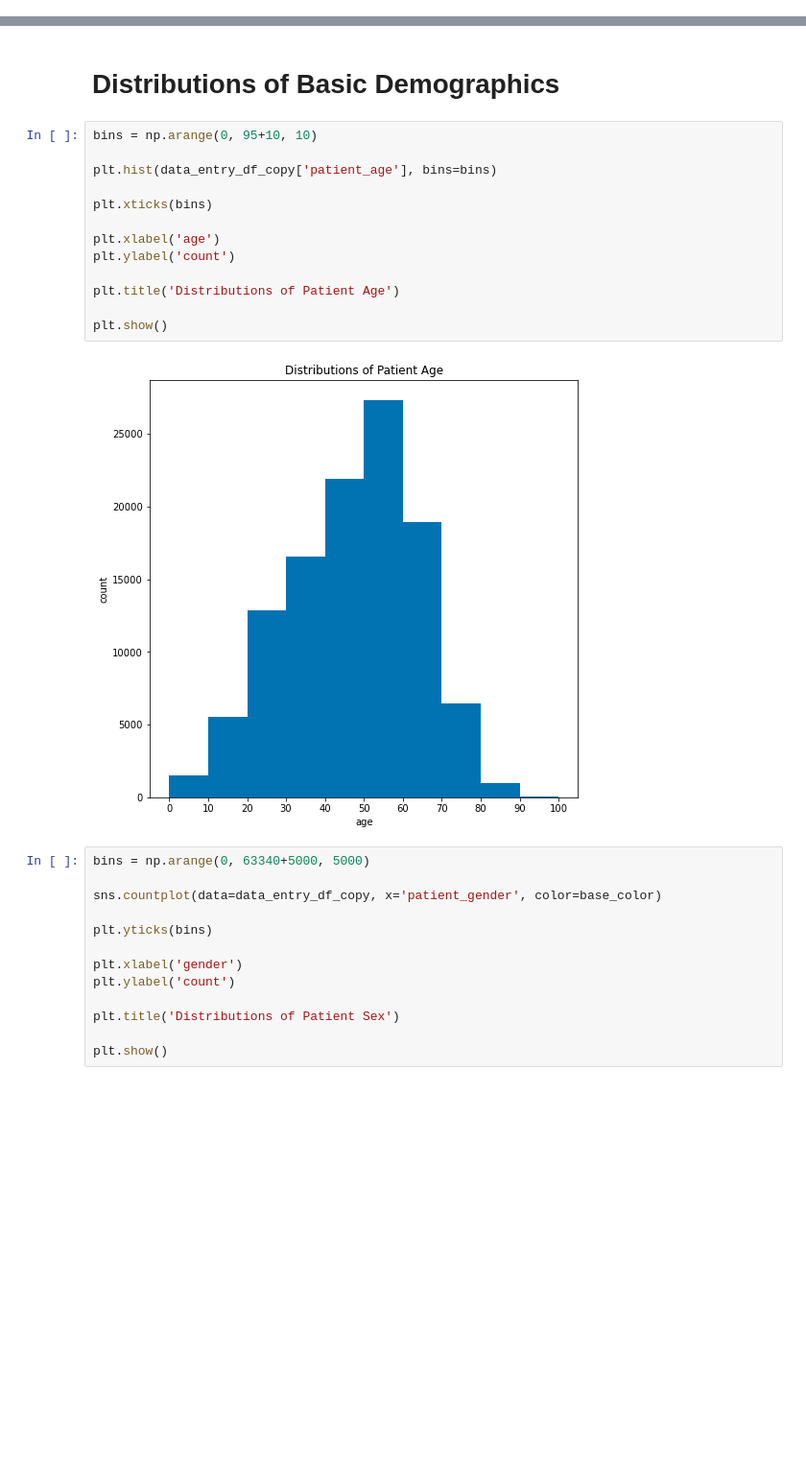
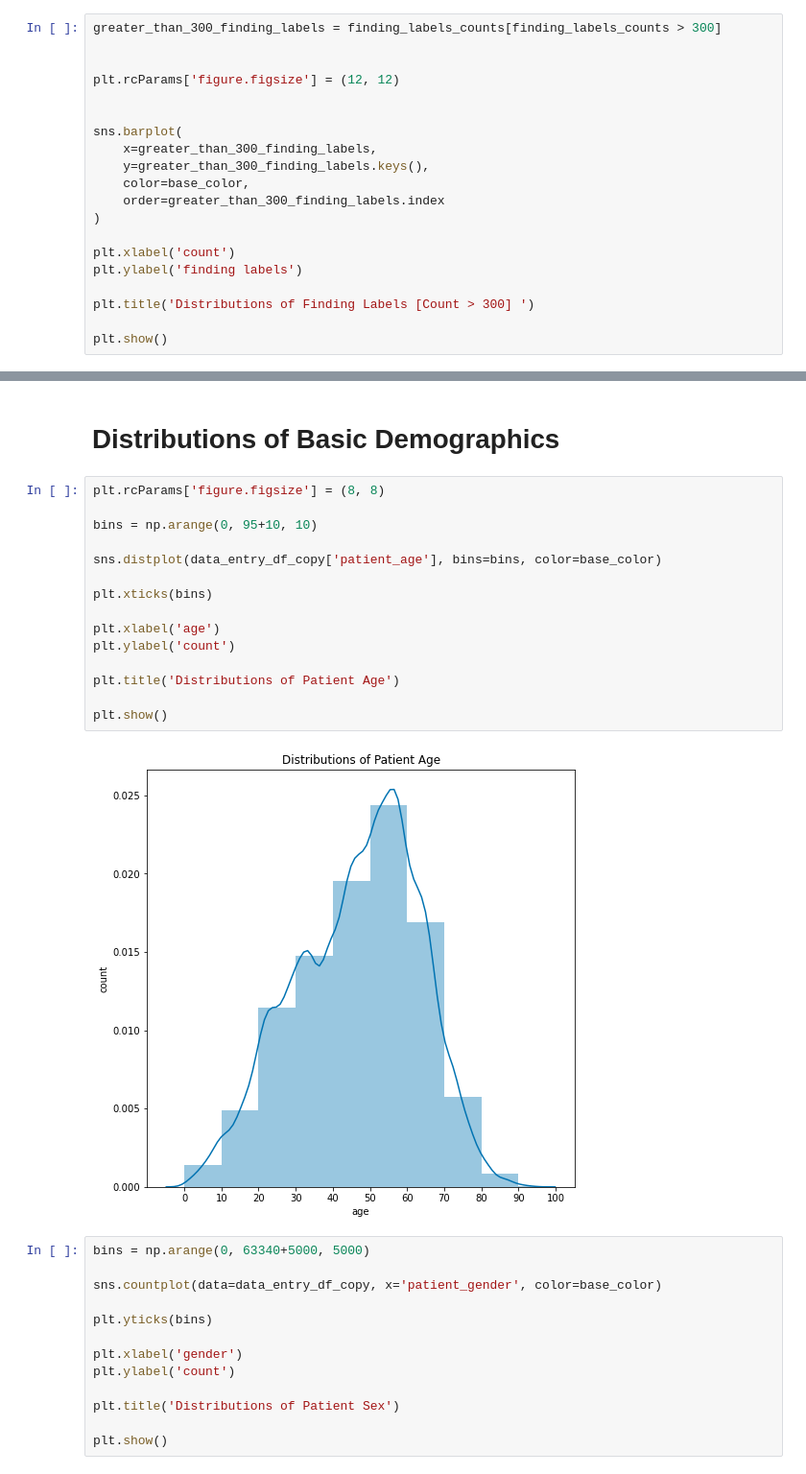
Before and after one commit to yufrances90/Pneumonia-Detection-From-Chest-X-Rays, a Jupyter notebook: EDA-1.ipynb, the cells around one changed output, grey strips where cells are left out. Shown at 96% size. Drawn from its saved outputs; the diff is of its cells as text; blank space fills up the shorter version.

```diff
--- a/EDA-1.ipynb
+++ b/EDA-1.ipynb
@@ -261,0 +288,20 @@ plt.show()
+# %%
+greater_than_300_finding_labels = finding_labels_counts[finding_labels_counts > 300]
+
+
+plt.rcParams['figure.figsize'] = (12, 12)
+
+
+sns.barplot(
+    x=greater_than_300_finding_labels,
+    y=greater_than_300_finding_labels.keys(),
+    color=base_color,
+    order=greater_than_300_finding_labels.index
+)
+
+plt.xlabel('count')
+plt.ylabel('finding labels')
+
+plt.title('Distributions of Finding Labels [Count > 300] ')
+
+plt.show()
@@ -262,20 +326,22 @@ plt.show()
 # %% [markdown]
 # Distributions of Basic Demographics
 # %%
+plt.rcParams['figure.figsize'] = (8, 8)
+
 bins = np.arange(0, 95+10, 10)
 
-plt.hist(data_entry_df_copy['patient_age'], bins=bins)
+sns.distplot(data_entry_df_copy['patient_age'], bins=bins, color=base_color)
 
 plt.xticks(bins)
 
 plt.xlabel('age')
 plt.ylabel('count')
 
 plt.title('Distributions of Patient Age')
 
 plt.show()
 # %% [output]
-[figure, old version]
+[figure, new version]
 # %%
 bins = np.arange(0, 63340+5000, 5000)
 
```
Also changed, not shown: parts of 14 cells of this notebook.
